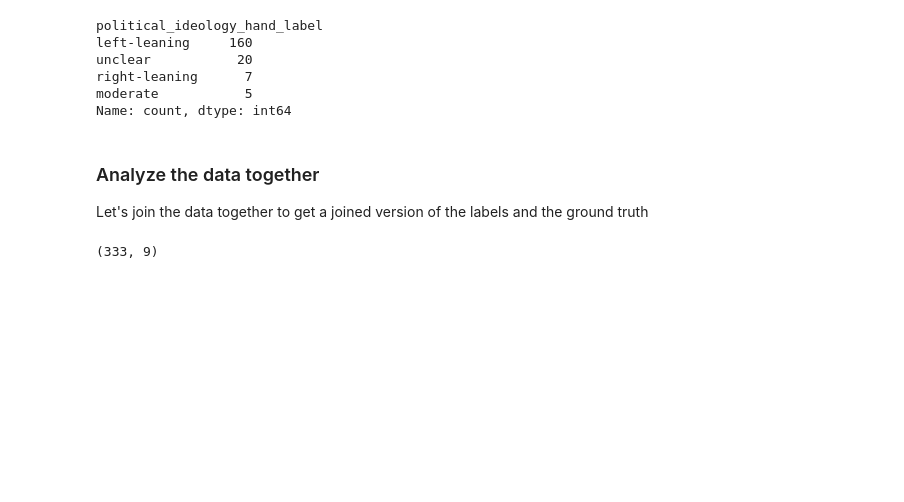
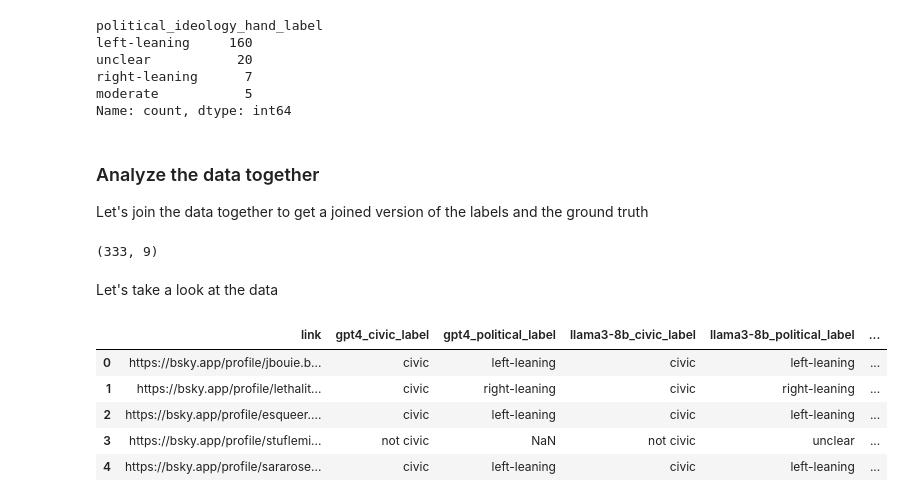
Before and after one commit to METResearchGroup/bluesky-research, a Jupyter notebook: demos/groq_llama3_labeling/analysis.ipynb, the cells around one changed output. Saved outputs shown, nothing was run; the diff lists cells and outputs as text; code cells hidden in the pictures; blank space fills up the shorter version.

```diff
--- a/demos/groq_llama3_labeling/analysis.ipynb
+++ b/demos/groq_llama3_labeling/analysis.ipynb
@@ -206,0 +210,11 @@ joined_df.shape
+# %% [markdown]
+Let's take a look at the data
+# %%
+joined_df.head()
+# %% [output]
+|  | link | gpt4_civic_label | gpt4_political_label | llama3-8b_civic_label | llama3-8b_political_label | ... |
+| 0 | https://bsky.app/profile/jbouie.b... | civic | left-leaning | civic | left-leaning | ... |
+| 1 | https://bsky.app/profile/lethalit... | civic | right-leaning | civic | right-leaning | ... |
+| 2 | https://bsky.app/profile/esqueer.... | civic | left-leaning | civic | left-leaning | ... |
+| 3 | https://bsky.app/profile/stuflemi... | not civic | NaN | not civic | unclear | ... |
+| 4 | https://bsky.app/profile/sararose... | civic | left-leaning | civic | left-leaning | ... |
```
Also changed, not shown: parts of 29 cells of this notebook, 6 other files.
